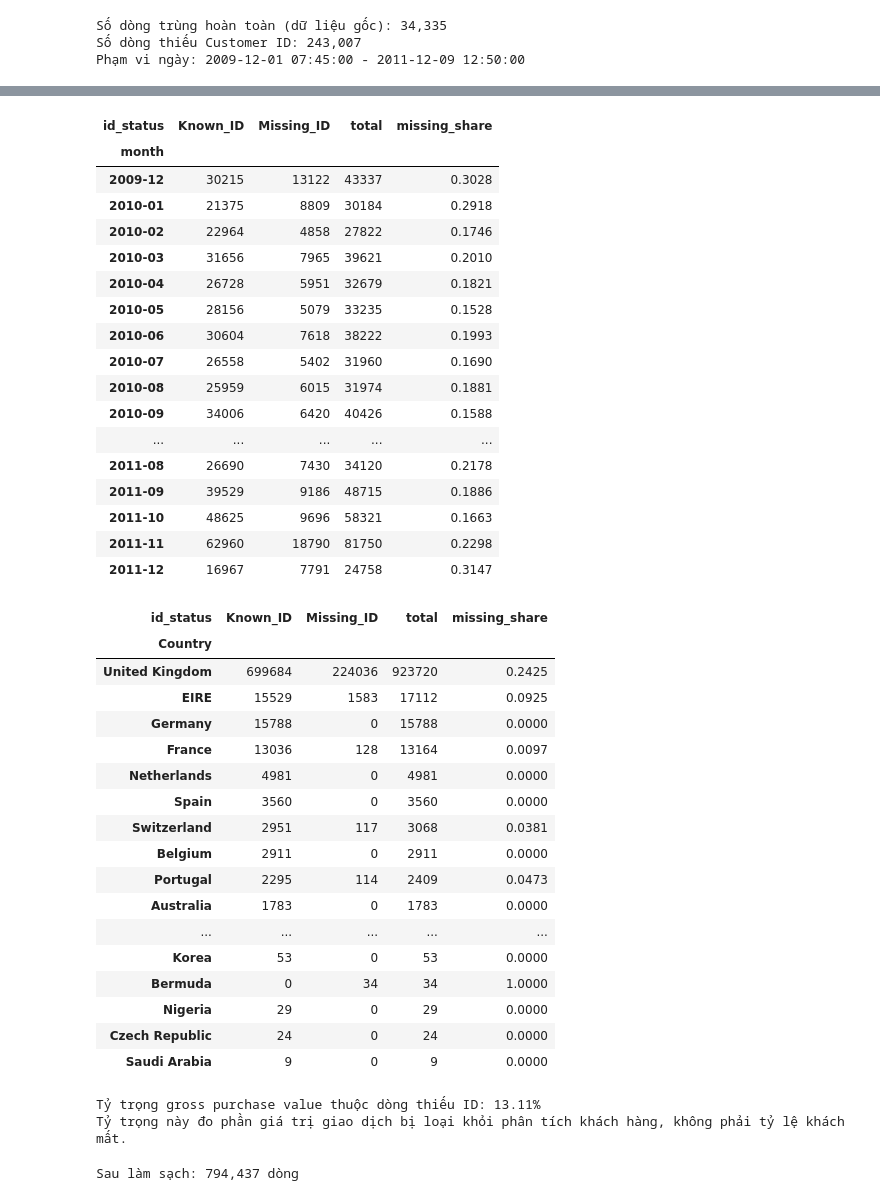
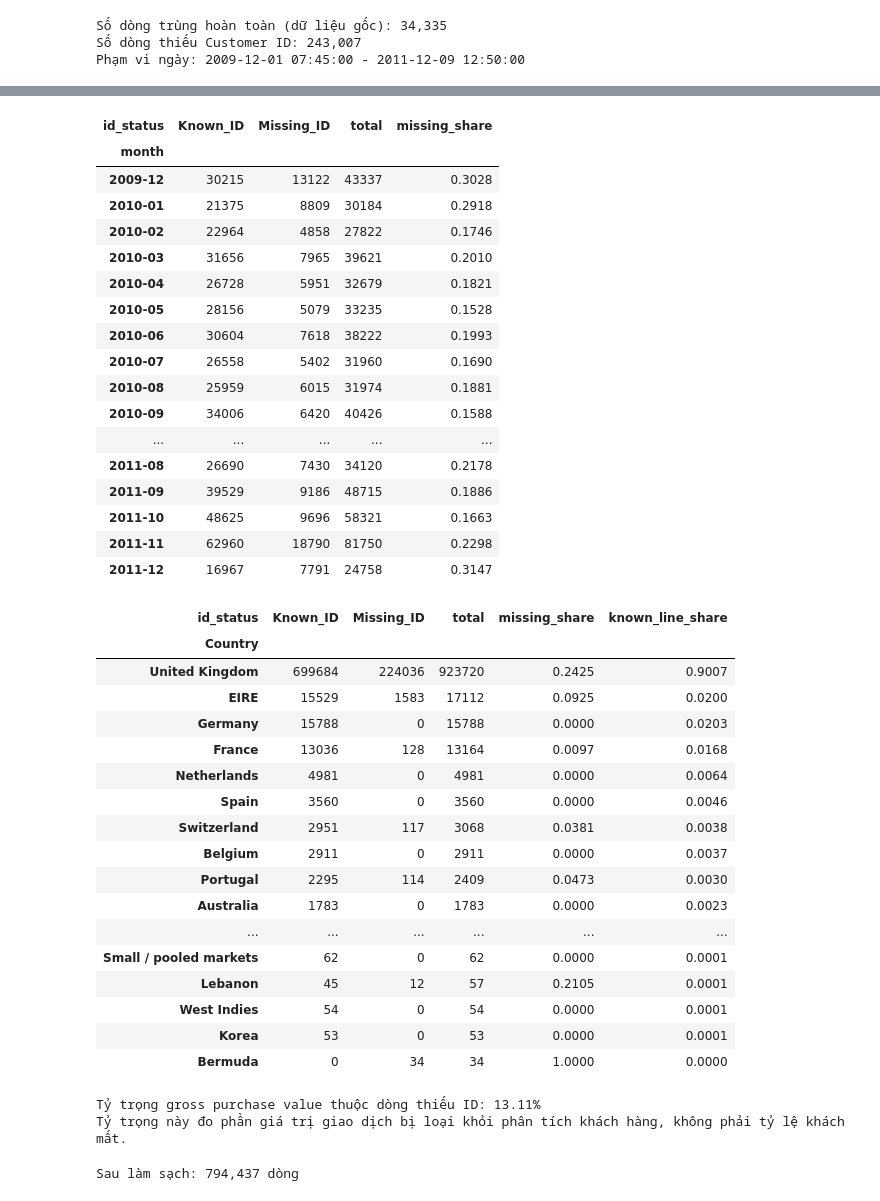
Before and after one commit to huybel2012/ecommerce-behavior-analysis, a Jupyter notebook: notebooks/01_data_audit_and_cleaning.ipynb, the cells around one changed output, grey strips where cells are left out. Cells and saved outputs as stored; diff of their text form; code cells hidden in the pictures.

```diff
--- a/notebooks/01_data_audit_and_cleaning.ipynb
+++ b/notebooks/01_data_audit_and_cleaning.ipynb
@@ -48,61 +49,62 @@ So sánh nhóm có/thiếu ID trên dòng giao dịch đã chuẩn hóa, bỏ tr
 # %%
 from src.data_quality import quality_dimensions, missing_id_comparison, invoice_timestamp_audit
+from src.fairness_evaluation import country_selection
 quality = quality_dimensions(df_raw)
 missing_summary, missing_by_month, missing_by_country = missing_id_comparison(df_raw)
 display(quality)
 display(missing_summary.round(4))
 display(missing_by_month.round(4))
-display(missing_by_country.sort_values('total', ascending=False).round(4))
+display(country_selection(missing_by_country).round(4))
 print(f"Tỷ trọng gross purchase value thuộc dòng thiếu ID: {missing_summary.loc['Missing_ID', 'gross_value_gbp_share']:.2%}")
 print('Tỷ trọng này đo phần giá trị giao dịch bị loại khỏi phân tích khách hàng, không phải tỷ lệ khách mất.')
 # %% [output]
 |  | Dimension | Score_1_5 | Evidence | Limitation |
 | 0 | Completeness | 4 | 97.09% ô không thiếu thật/giả | Tính theo ô; Customer ID cần xem ... |
 | 1 | Accuracy | 2 | Không có dữ liệu đối chứng giao d... | 2/5 là mức bằng chứng hạn chế, kh... |
 | 2 | Consistency | 4 | 95.01% ô chuỗi không thừa khoảng ... | Proxy hẹp; kiểm tra timestamp hóa... |
 | 3 | Validity | 5 | 99.42% dòng thỏa giá > 0 và dấu q... | Gồm cả điều chỉnh/phi sản phẩm nê... |
 | 4 | Uniqueness | 4 | 96.78% dòng không trùng hoàn toàn... | Không xác minh được bản ghi trùng... |
 | 5 | Timeliness | 2 | 2009-12-01 07:45:00 → 2011-12-09 ... | 2/5 cho tính hiện hành (dữ liệu l... |
 |  | all_lines | purchase_lines | gross_value_gbp | median_line_gbp | median_quantity | median_unit_price_gbp | ... |
 | id_status |  |  |  |  |  |  | ... |
 | Known_ID | 797885 | 776844 | 1.708113e+07 | 12.48 | 6.0 | 1.95 | ... |
 | Missing_ID | 235151 | 226857 | 2.577915e+06 | 5.02 | 1.0 | 3.29 | ... |
 | id_status | Known_ID | Missing_ID | total | missing_share |
 | month |  |  |  |  |
 | 2009-12 | 30215 | 13122 | 43337 | 0.3028 |
 | 2010-01 | 21375 | 8809 | 30184 | 0.2918 |
 | 2010-02 | 22964 | 4858 | 27822 | 0.1746 |
 | 2010-03 | 31656 | 7965 | 39621 | 0.2010 |
 | 2010-04 | 26728 | 5951 | 32679 | 0.1821 |
 | 2010-05 | 28156 | 5079 | 33235 | 0.1528 |
 | 2010-06 | 30604 | 7618 | 38222 | 0.1993 |
 | 2010-07 | 26558 | 5402 | 31960 | 0.1690 |
 | 2010-08 | 25959 | 6015 | 31974 | 0.1881 |
 | 2010-09 | 34006 | 6420 | 40426 | 0.1588 |
 | ... | ... | ... | ... | ... |
 | 2011-08 | 26690 | 7430 | 34120 | 0.2178 |
 | 2011-09 | 39529 | 9186 | 48715 | 0.1886 |
 | 2011-10 | 48625 | 9696 | 58321 | 0.1663 |
 | 2011-11 | 62960 | 18790 | 81750 | 0.2298 |
 | 2011-12 | 16967 | 7791 | 24758 | 0.3147 |
-| id_status | Known_ID | Missing_ID | total | missing_share |
-| Country |  |  |  |  |
-| United Kingdom | 699684 | 224036 | 923720 | 0.2425 |
-| EIRE | 15529 | 1583 | 17112 | 0.0925 |
-| Germany | 15788 | 0 | 15788 | 0.0000 |
-| France | 13036 | 128 | 13164 | 0.0097 |
-| Netherlands | 4981 | 0 | 4981 | 0.0000 |
-| Spain | 3560 | 0 | 3560 | 0.0000 |
-| Switzerland | 2951 | 117 | 3068 | 0.0381 |
-| Belgium | 2911 | 0 | 2911 | 0.0000 |
-| Portugal | 2295 | 114 | 2409 | 0.0473 |
-| Australia | 1783 | 0 | 1783 | 0.0000 |
-| ... | ... | ... | ... | ... |
-| Korea | 53 | 0 | 53 | 0.0000 |
-| Bermuda | 0 | 34 | 34 | 1.0000 |
-| Nigeria | 29 | 0 | 29 | 0.0000 |
-| Czech Republic | 24 | 0 | 24 | 0.0000 |
-| Saudi Arabia | 9 | 0 | 9 | 0.0000 |
+| id_status | Known_ID | Missing_ID | total | missing_share | known_line_share |
+| Country |  |  |  |  |  |
+| United Kingdom | 699684 | 224036 | 923720 | 0.2425 | 0.9007 |
+| EIRE | 15529 | 1583 | 17112 | 0.0925 | 0.0200 |
+| Germany | 15788 | 0 | 15788 | 0.0000 | 0.0203 |
+| France | 13036 | 128 | 13164 | 0.0097 | 0.0168 |
+| Netherlands | 4981 | 0 | 4981 | 0.0000 | 0.0064 |
+| Spain | 3560 | 0 | 3560 | 0.0000 | 0.0046 |
+| Switzerland | 2951 | 117 | 3068 | 0.0381 | 0.0038 |
+| Belgium | 2911 | 0 | 2911 | 0.0000 | 0.0037 |
+| Portugal | 2295 | 114 | 2409 | 0.0473 | 0.0030 |
+| Australia | 1783 | 0 | 1783 | 0.0000 | 0.0023 |
+| ... | ... | ... | ... | ... | ... |
+| Small / pooled markets | 62 | 0 | 62 | 0.0000 | 0.0001 |
+| Lebanon | 45 | 12 | 57 | 0.2105 | 0.0001 |
+| West Indies | 54 | 0 | 54 | 0.0000 | 0.0001 |
+| Korea | 53 | 0 | 53 | 0.0000 | 0.0001 |
+| Bermuda | 0 | 34 | 34 | 1.0000 | 0.0000 |
 Tỷ trọng gross purchase value thuộc dòng thiếu ID: 13.11%
 Tỷ trọng này đo phần giá trị giao dịch bị loại khỏi phân tích khách hàng, không phải tỷ lệ khách mất.
 # %%
```
Also changed, not shown: parts of 1 cell of this notebook, 12 other files.
